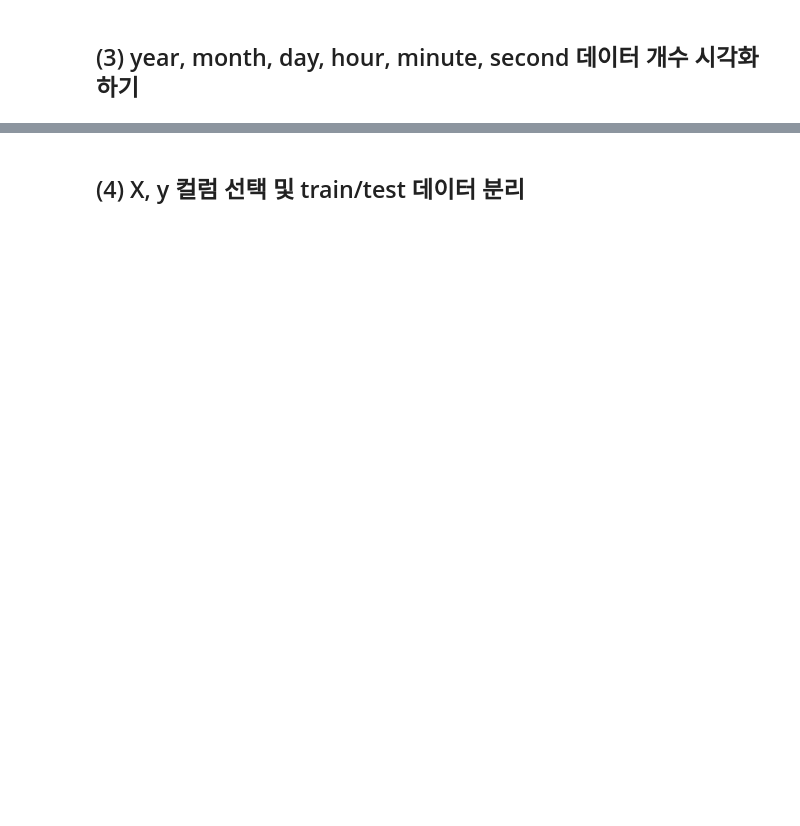
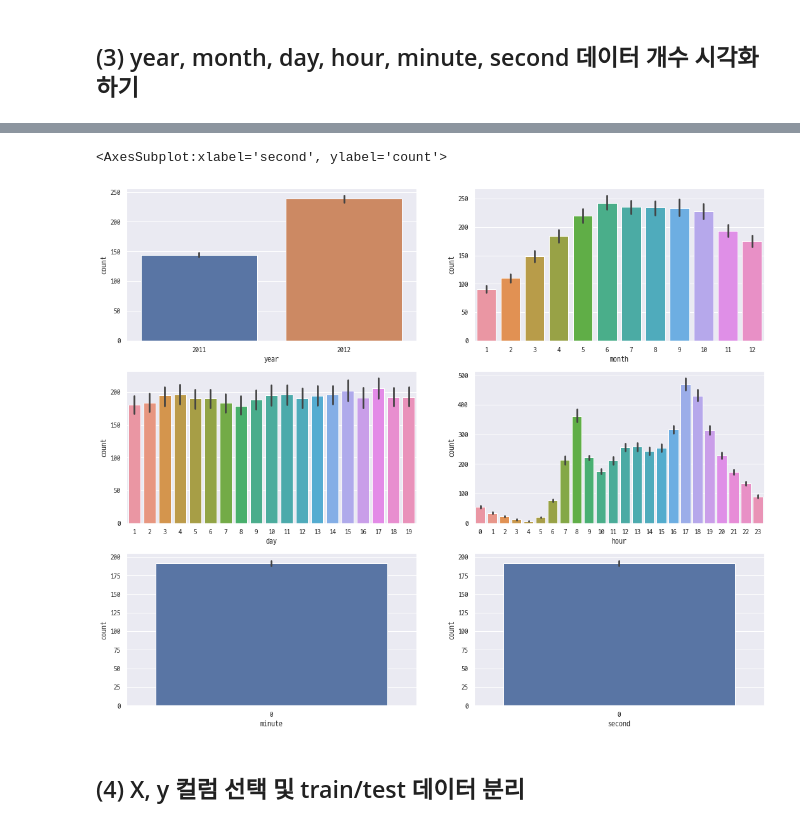
Before and after one commit to byhankim/aiffel, a Jupyter notebook: e/E05_diabetes_bike_regression_project.ipynb, the cells around one changed output, grey strips where cells are left out. Cells and saved outputs as stored; diff of their text form; code cells hidden in the pictures; blank space fills up the shorter version.

```diff
--- a/e/E05_diabetes_bike_regression_project.ipynb
+++ b/e/E05_diabetes_bike_regression_project.ipynb
@@ -262,2 +350,20 @@ plt.show()
+# %%
+fig=plt.figure(figsize=[18,15])
+
+ax1=fig.add_subplot(3,2,1)
+sns.barplot(data=train,x="year",y="count")
+ax2=fig.add_subplot(3,2,2)
+sns.barplot(data=train,x="month",y="count")
+ax3=fig.add_subplot(3,2,3)
+sns.barplot(data=train,x="day",y="count")
+ax4=fig.add_subplot(3,2,4)
+sns.barplot(data=train,x="hour",y="count")
+ax5=fig.add_subplot(3,2,5)
+sns.barplot(data=train,x="minute",y="count")
+ax6=fig.add_subplot(3,2,6)
+sns.barplot(data=train,x="second",y="count")
+# %% [output]
+<AxesSubplot:xlabel='second', ylabel='count'>
+[figure, added]
 # %% [markdown]
 ## (4) X, y 컬럼 선택 및 train/test 데이터 분리
```
Also changed, not shown: parts of 18 cells of this notebook, 4 other files.
